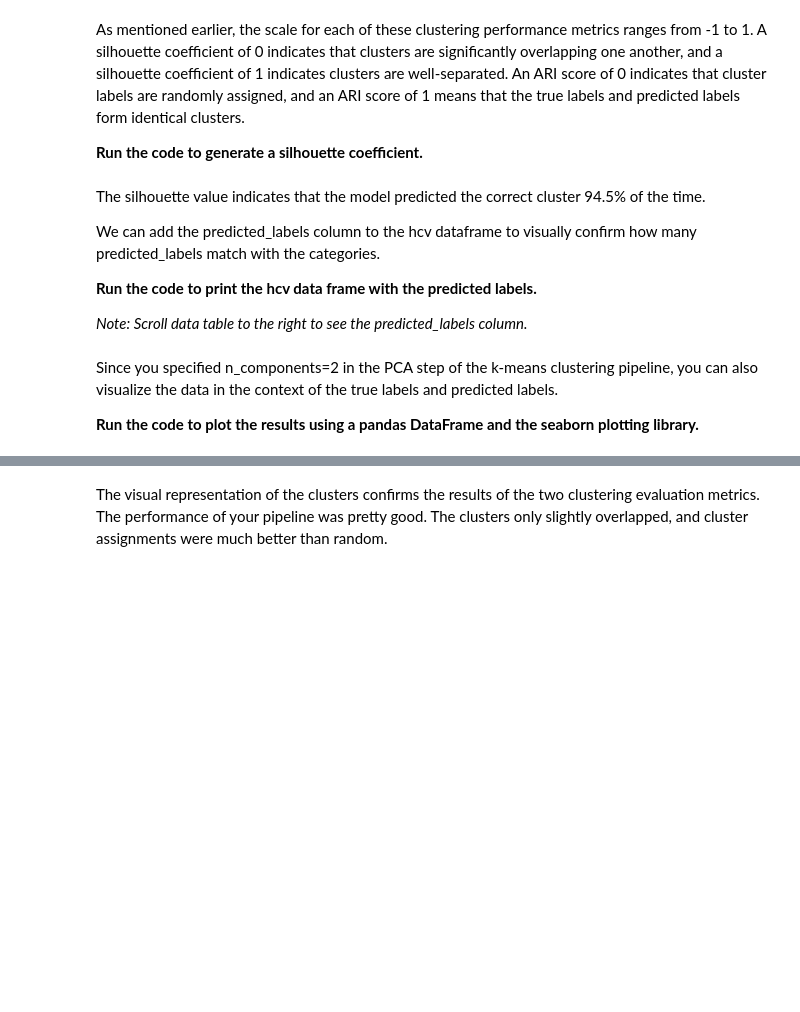
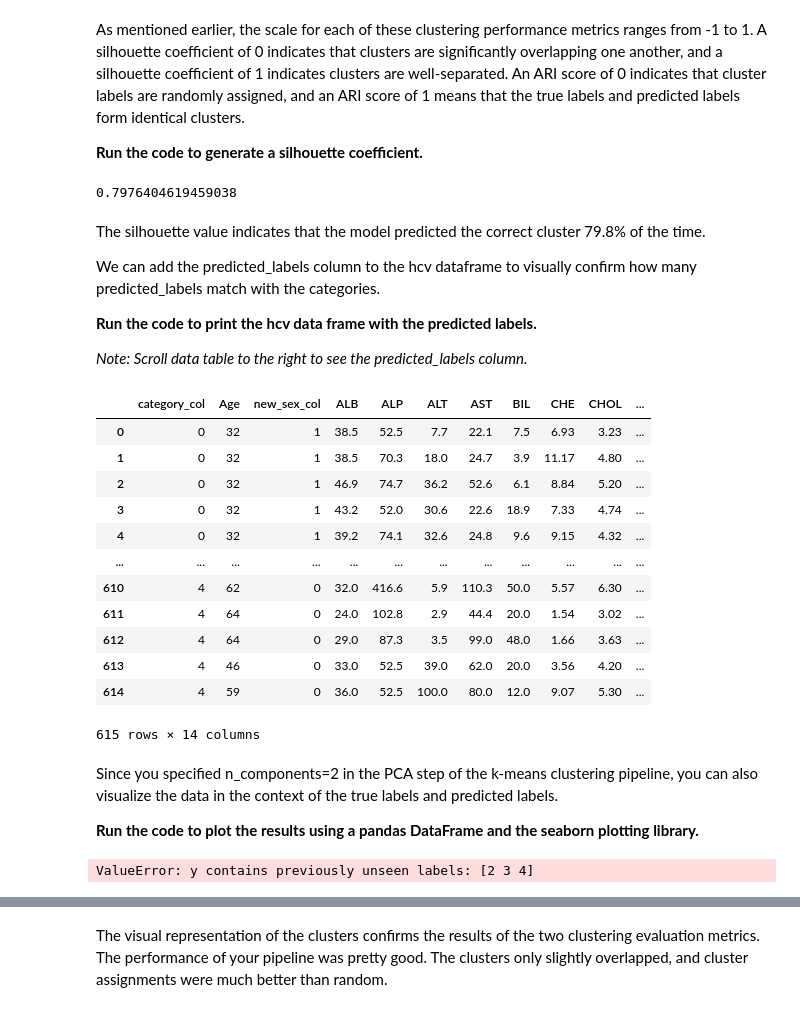
Before and after one commit to Omuk/Fullstack-Data-Analyst, a Jupyter notebook: Learning/code_examples/practice/practice_lab5.ipynb, the cells around one changed output, grey strips where cells are left out. Cells and saved outputs as stored; diff of their text form; code cells hidden in the pictures; blank space fills up the shorter version.

```diff
--- a/Learning/code_examples/practice/practice_lab5.ipynb
+++ b/Learning/code_examples/practice/practice_lab5.ipynb
@@ -489,3 +519,20 @@ Now that you’ve built a pipeline to process the data, you’ll build a separat
 **max_iter=500**: You’ll increase the number of iterations per initialization to ensure that k-means will converge.
 # %% [markdown]
 **Run the initialization pipeline.**
+# %%
+clusterer = Pipeline(
+    [
+        (
+            'kmeans',
+            KMeans(
+                n_clusters=n_clusters,
+                init='k-means++',
+                n_init=50,
+                max_iter=500,
+                random_state=42,
+            ),
+        ),
+    ]
+)
+
+print('Initialization pipeline complete')
@@ -492,2 +541,10 @@ Now that you’ve built a pipeline to process the data, you’ll build a separat
 # %% [markdown]
 **Run the preprocesser and clustering pipeline.**
+# %%
+pipe = Pipeline(
+    [
+        ('preprocessor', preprocessor),
+        ('clusterer', clusterer)
+    ]
+)
+print('preprocessing and clustering complete')
@@ -494,2 +553,4 @@ Now that you’ve built a pipeline to process the data, you’ll build a separat
 # %% [markdown]
 **Run the code to fit the model to the data.**
+# %%
+pipe.fit(new_data)
@@ -499,14 +569,37 @@ Now that you’ve built a pipeline to process the data, you’ll build a separat
 As mentioned earlier, the scale for each of these clustering performance metrics ranges from -1 to 1. A silhouette coefficient of 0 indicates that clusters are significantly overlapping one another, and a silhouette coefficient of 1 indicates clusters are well-separated. An ARI score of 0 indicates that cluster labels are randomly assigned, and an ARI score of 1 means that the true labels and predicted labels form identical clusters.
 
 **Run the code to generate a silhouette coefficient.**
+# %%
+preprocessed_data = pipe['preprocessor'].transform(new_data)
+predicted_labels = pipe['clusterer']['kmeans'].labels_
+silhouette_score(preprocessed_data, predicted_labels)
+# %% [output]
+0.7976404619459038
 # %% [markdown]
-The silhouette value indicates that the model predicted the correct cluster 94.5% of the time.
+The silhouette value indicates that the model predicted the correct cluster 79.8% of the time.
 
 We can add the predicted_labels column to the hcv dataframe to visually confirm how many predicted_labels match with the categories.
 
 **Run the code to print the hcv data frame with the predicted labels.**
 
 *Note: Scroll data table to the right to see the predicted_labels column.*
+# %%
+new_data['predicted_labels'] = predicted_labels
+new_data
+# %% [output]
+|  | category_col | Age | new_sex_col | ALB | ALP | ALT | AST | BIL | CHE | CHOL | ... |
+| 0 | 0 | 32 | 1 | 38.5 | 52.5 | 7.7 | 22.1 | 7.5 | 6.93 | 3.23 | ... |
+| 1 | 0 | 32 | 1 | 38.5 | 70.3 | 18.0 | 24.7 | 3.9 | 11.17 | 4.80 | ... |
+| 2 | 0 | 32 | 1 | 46.9 | 74.7 | 36.2 | 52.6 | 6.1 | 8.84 | 5.20 | ... |
+| 3 | 0 | 32 | 1 | 43.2 | 52.0 | 30.6 | 22.6 | 18.9 | 7.33 | 4.74 | ... |
+| 4 | 0 | 32 | 1 | 39.2 | 74.1 | 32.6 | 24.8 | 9.6 | 9.15 | 4.32 | ... |
+| ... | ... | ... | ... | ... | ... | ... | ... | ... | ... | ... | ... |
+| 610 | 4 | 62 | 0 | 32.0 | 416.6 | 5.9 | 110.3 | 50.0 | 5.57 | 6.30 | ... |
+| 611 | 4 | 64 | 0 | 24.0 | 102.8 | 2.9 | 44.4 | 20.0 | 1.54 | 3.02 | ... |
+| 612 | 4 | 64 | 0 | 29.0 | 87.3 | 3.5 | 99.0 | 48.0 | 1.66 | 3.63 | ... |
+| 613 | 4 | 46 | 0 | 33.0 | 52.5 | 39.0 | 62.0 | 20.0 | 3.56 | 4.20 | ... |
+| 614 | 4 | 59 | 0 | 36.0 | 52.5 | 100.0 | 80.0 | 12.0 | 9.07 | 5.30 | ... |
+615 rows × 14 columns
 # %% [markdown]
 Since you specified n_components=2 in the PCA step of the k-means clustering pipeline, you can also visualize the data in the context of the true labels and predicted labels.
 
@@ -513,0 +609,28 @@ Since you specified n_components=2 in the PCA step of the k-means clustering pip
+# %%
+pcadf = pd.DataFrame(
+     pipe["preprocessor"].transform(new_data),
+    columns=["component_1", "component_2"],
+ )
+
+pcadf["predicted_cluster"] = pipe["clusterer"]["kmeans"].labels_
+pcadf["true_label"] = le.inverse_transform(le_category)
+
+plt.figure(figsize=(8, 8))
+
+scat = sns.scatterplot(
+     x="component_1",
+     y="component_2",
+     s=50,
+     data=pcadf,
+     hue="predicted_cluster",
+     style="true_label",
+     palette="Set2",
+ )
+
+scat.set_title(
+    "Clustering results from HCV Data"
+ )
+plt.legend(bbox_to_anchor=(1.05, 1), loc=2, borderaxespad=0.0)
+plt.show()
+# %% [output]
+ValueError: y contains previously unseen labels: [2 3 4]
```
Also changed, not shown: parts of 18 cells of this notebook.
